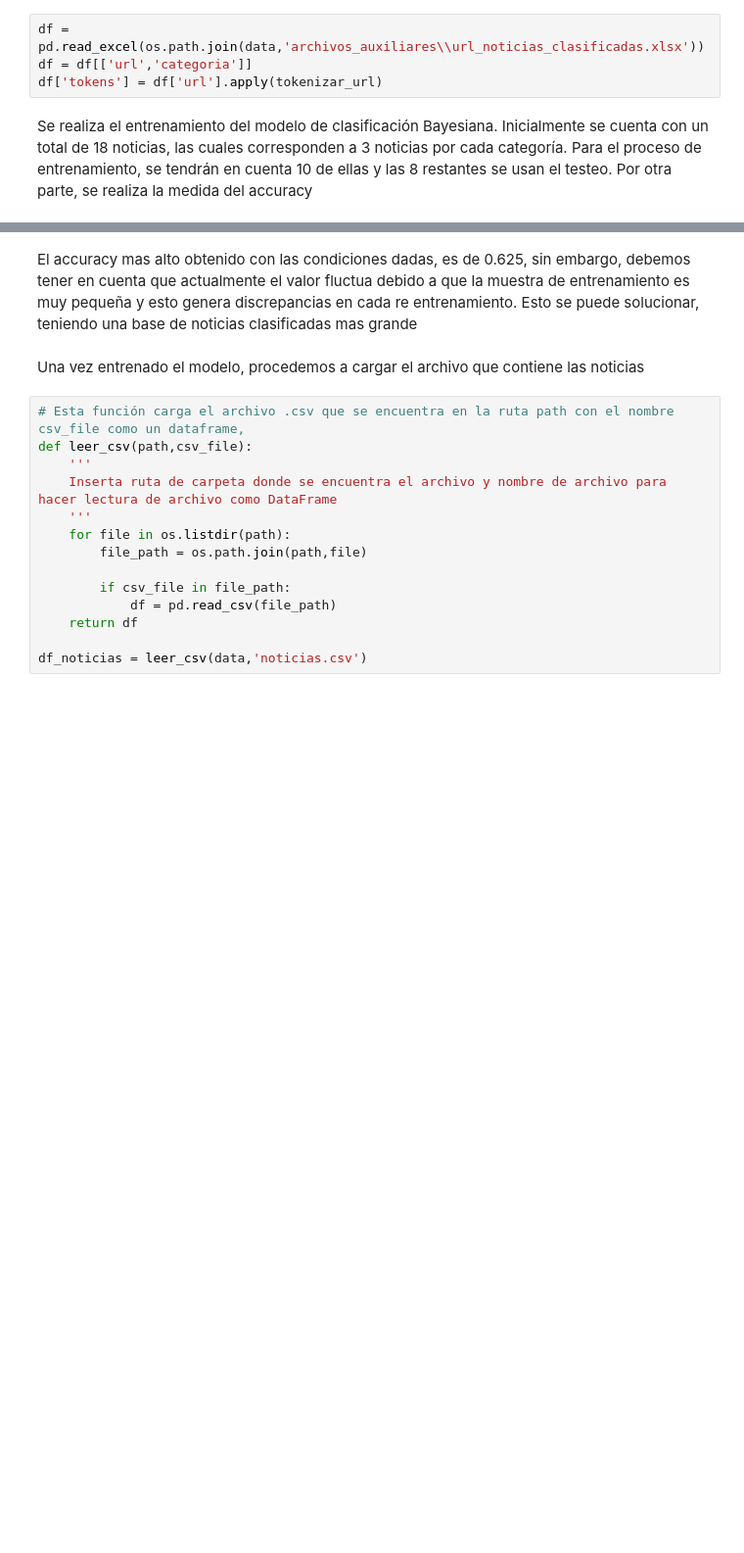
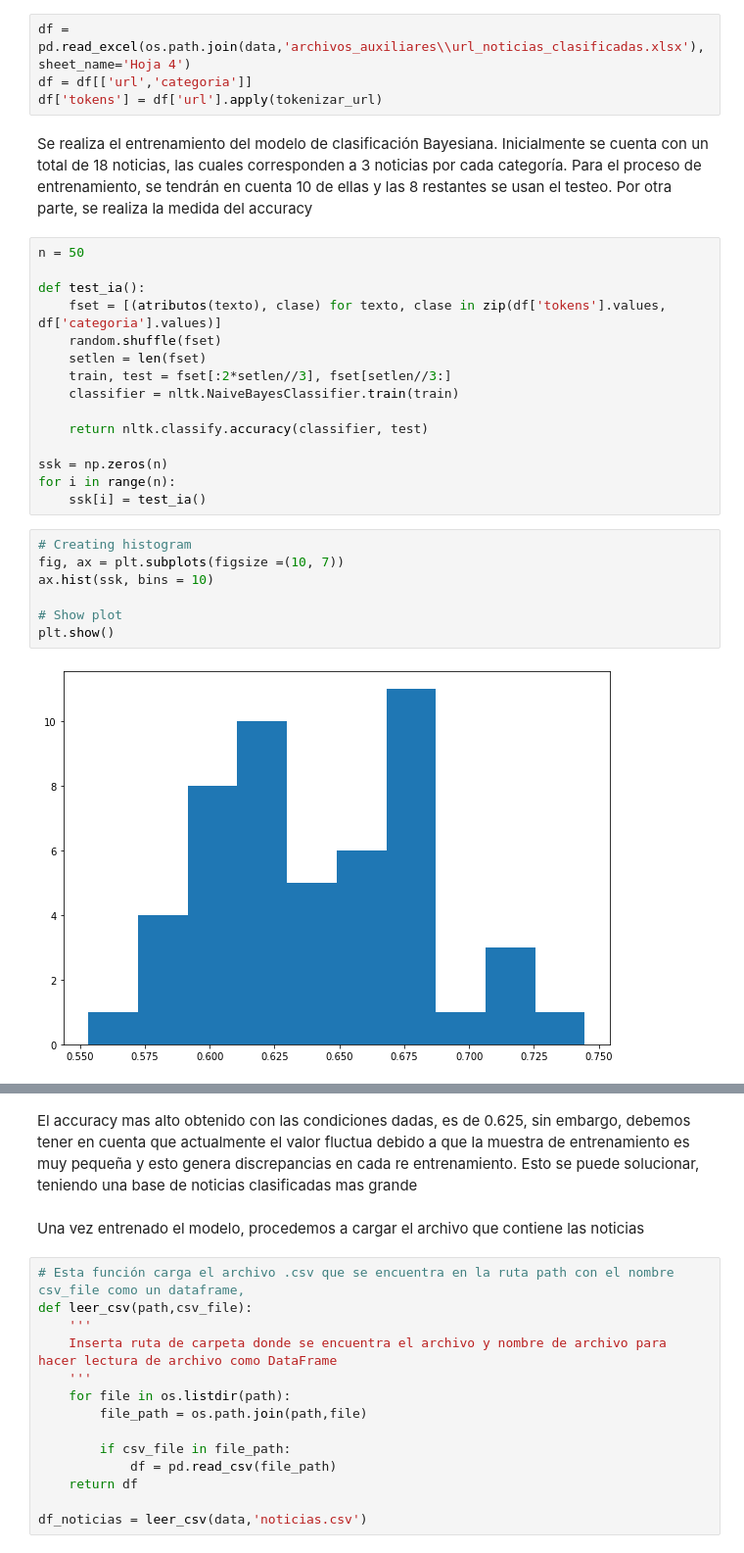
Before and after one commit to Pliperkiller/dataton2022-Siddhartha, a Jupyter notebook: src/scripts/entrenamiento_categorizacion.ipynb, the cells around one changed output, grey strips where cells are left out. Shown at 98% size. Saved outputs shown, nothing was run; the diff lists cells and outputs as text; blank space fills up the shorter version.

```diff
--- a/src/scripts/entrenamiento_categorizacion.ipynb
+++ b/src/scripts/entrenamiento_categorizacion.ipynb
@@ -95,11 +130,35 @@ scripts = leer_paths('scripts')
 # %% [markdown]
 Se procede a cargar como dataframe un excel que contiene las URL clasificadas previamente, las cuales serán utilizadas como entrenamiento. Adicionalmente, se realiza el proceso de tokenización del cuerpo de las noticias
 # %%
-df = pd.read_excel(os.path.join(data,'archivos_auxiliares\\url_noticias_clasificadas.xlsx'))
+df = pd.read_excel(os.path.join(data,'archivos_auxiliares\\url_noticias_clasificadas.xlsx'),sheet_name='Hoja 4')
 df = df[['url','categoria']]
 df['tokens'] = df['url'].apply(tokenizar_url)
 # %% [markdown]
 Se realiza el entrenamiento del modelo de clasificación Bayesiana. Inicialmente se cuenta con un total de 18 noticias, las cuales corresponden a 3 noticias por cada categoría. Para el proceso de entrenamiento, se tendrán en cuenta 10 de ellas y las 8 restantes se usan el testeo. Por otra parte, se realiza la medida del accuracy
+# %%
+n = 50
+
+def test_ia():
+    fset = [(atributos(texto), clase) for texto, clase in zip(df['tokens'].values, df['categoria'].values)]
+    random.shuffle(fset)
+    setlen = len(fset)
+    train, test = fset[:2*setlen//3], fset[setlen//3:]
+    classifier = nltk.NaiveBayesClassifier.train(train)
+
+    return nltk.classify.accuracy(classifier, test)
+
+ssk = np.zeros(n)
+for i in range(n):
+    ssk[i] = test_ia()
+# %%
+# Creating histogram
+fig, ax = plt.subplots(figsize =(10, 7))
+ax.hist(ssk, bins = 10)
+
+# Show plot
+plt.show()
+# %% [output]
+[figure, added]
 # %%
 fset = [(atributos(texto), clase) for texto, clase in zip(df['tokens'].values, df['categoria'].values)]
 random.shuffle(fset)
```
Also changed, not shown: parts of 4 cells of this notebook, 7 other files.
